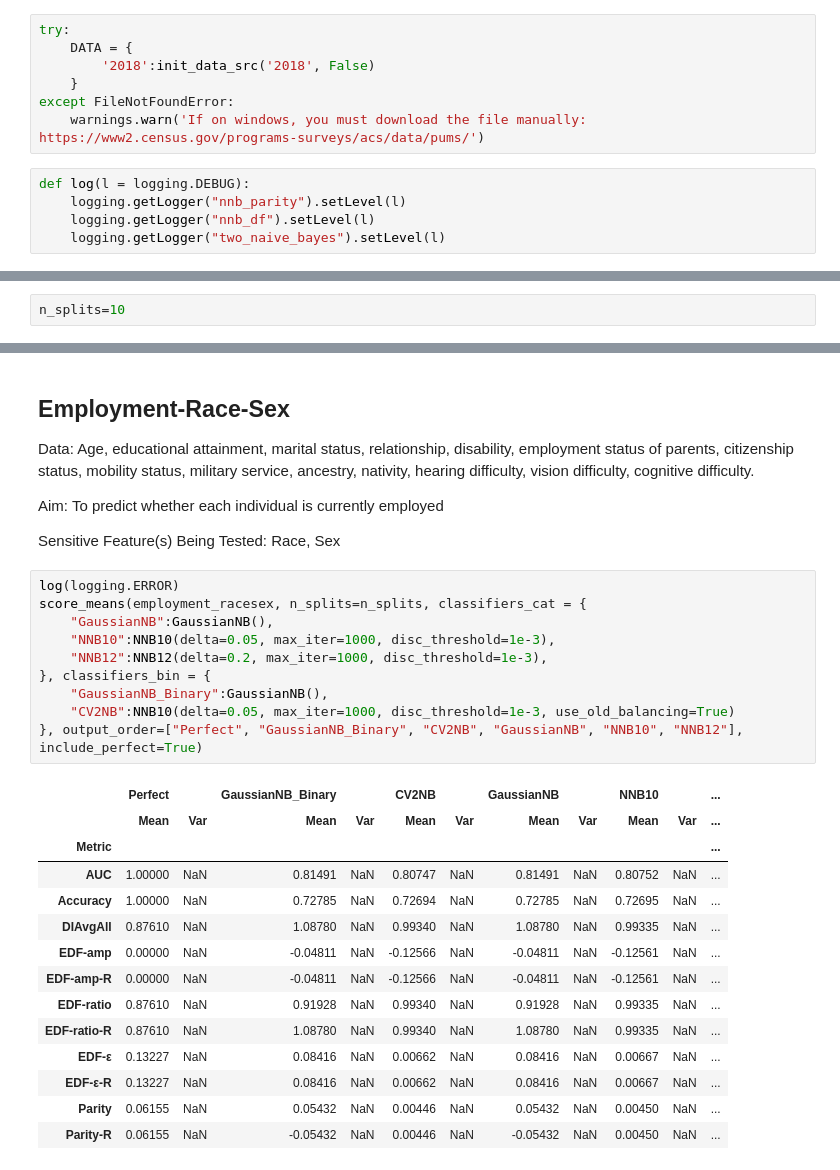
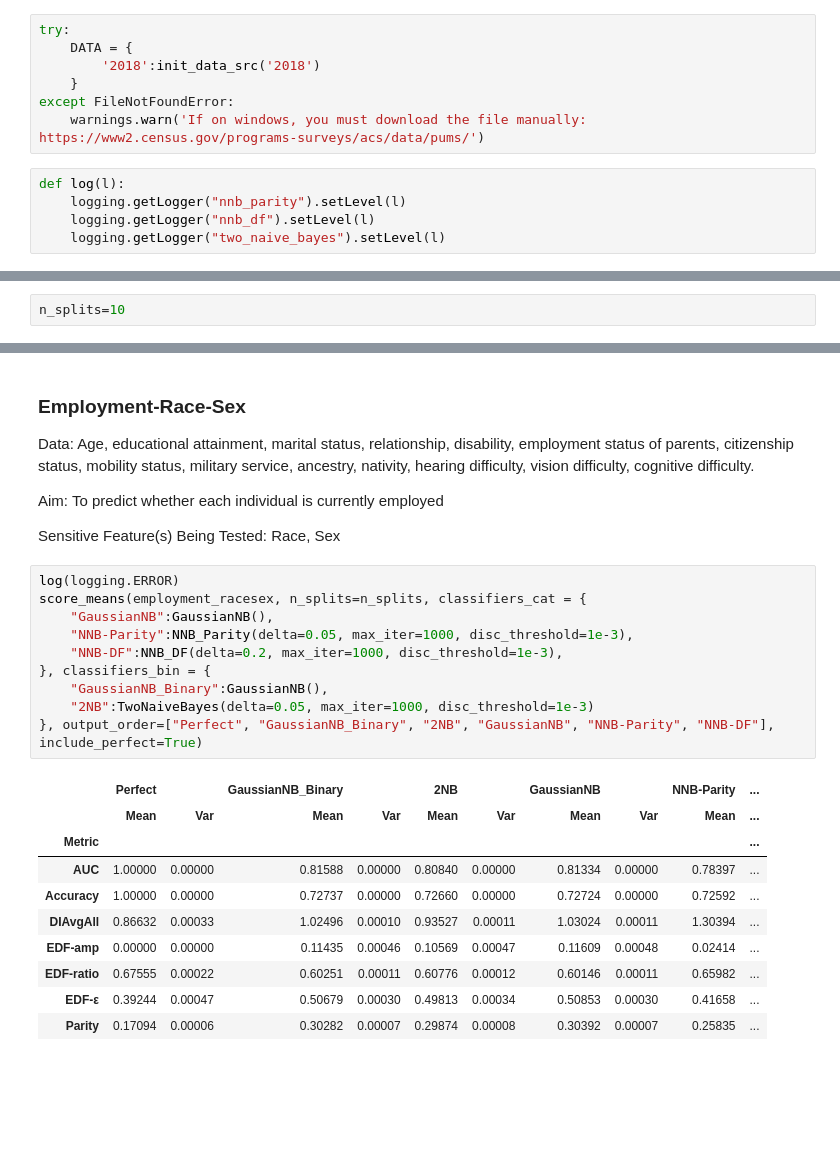
Before and after one commit to steliosbl/N-naive-Bayes, a Jupyter notebook: n_naive_bayes.ipynb, the cells around one changed output, grey strips where cells are left out. Cells and saved outputs as stored; diff of their text form; blank space fills up the shorter version.

```diff
--- a/n_naive_bayes.ipynb
+++ b/n_naive_bayes.ipynb
@@ -50,12 +47,12 @@ The autoreload extension is already loaded. To reload it, use:
 # %%
 try:
     DATA = {
-        '2018':init_data_src('2018', False)
+        '2018':init_data_src('2018')
     }
 except FileNotFoundError:
     warnings.warn('If on windows, you must download the file manually: https://www2.census.gov/programs-surveys/acs/data/pums/')
 # %%
-def log(l = logging.DEBUG):
+def log(l):
     logging.getLogger("nnb_parity").setLevel(l)
     logging.getLogger("nnb_df").setLevel(l)
     logging.getLogger("two_naive_bayes").setLevel(l)
@@ -159,5 +195,5 @@ compare_groups(
 # %% [markdown]
-## Employment-Race-Sex
+### Employment-Race-Sex
 
 Data: Age, educational attainment, marital status, relationship, disability, employment status of parents, citizenship status, mobility status, military service, ancestry, nativity, hearing difficulty, vision difficulty, cognitive difficulty.
 
@@ -167,28 +203,24 @@ Sensitive Feature(s) Being Tested: Race, Sex
 # %%
 log(logging.ERROR)
 score_means(employment_racesex, n_splits=n_splits, classifiers_cat = {
     "GaussianNB":GaussianNB(),
-    "NNB10":NNB10(delta=0.05, max_iter=1000, disc_threshold=1e-3),
-    "NNB12":NNB12(delta=0.2, max_iter=1000, disc_threshold=1e-3),
+    "NNB-Parity":NNB_Parity(delta=0.05, max_iter=1000, disc_threshold=1e-3),
+    "NNB-DF":NNB_DF(delta=0.2, max_iter=1000, disc_threshold=1e-3),
 }, classifiers_bin = {
     "GaussianNB_Binary":GaussianNB(),
-    "CV2NB":NNB10(delta=0.05, max_iter=1000, disc_threshold=1e-3, use_old_balancing=True)
-}, output_order=["Perfect", "GaussianNB_Binary", "CV2NB", "GaussianNB", "NNB10", "NNB12"], include_perfect=True)
+    "2NB":TwoNaiveBayes(delta=0.05, max_iter=1000, disc_threshold=1e-3)
+}, output_order=["Perfect", "GaussianNB_Binary", "2NB", "GaussianNB", "NNB-Parity", "NNB-DF"], include_perfect=True)
 # %% [output]
-|  | Perfect |  | GaussianNB_Binary |  | CV2NB |  | GaussianNB |  | NNB10 |  | ... |
-|  | Mean | Var | Mean | Var | Mean | Var | Mean | Var | Mean | Var | ... |
-| Metric |  |  |  |  |  |  |  |  |  |  | ... |
-| AUC | 1.00000 | NaN | 0.81491 | NaN | 0.80747 | NaN | 0.81491 | NaN | 0.80752 | NaN | ... |
-| Accuracy | 1.00000 | NaN | 0.72785 | NaN | 0.72694 | NaN | 0.72785 | NaN | 0.72695 | NaN | ... |
-| DIAvgAll | 0.87610 | NaN | 1.08780 | NaN | 0.99340 | NaN | 1.08780 | NaN | 0.99335 | NaN | ... |
-| EDF-amp | 0.00000 | NaN | -0.04811 | NaN | -0.12566 | NaN | -0.04811 | NaN | -0.12561 | NaN | ... |
-| EDF-amp-R | 0.00000 | NaN | -0.04811 | NaN | -0.12566 | NaN | -0.04811 | NaN | -0.12561 | NaN | ... |
-| EDF-ratio | 0.87610 | NaN | 0.91928 | NaN | 0.99340 | NaN | 0.91928 | NaN | 0.99335 | NaN | ... |
-| EDF-ratio-R | 0.87610 | NaN | 1.08780 | NaN | 0.99340 | NaN | 1.08780 | NaN | 0.99335 | NaN | ... |
-| EDF-ε | 0.13227 | NaN | 0.08416 | NaN | 0.00662 | NaN | 0.08416 | NaN | 0.00667 | NaN | ... |
-| EDF-ε-R | 0.13227 | NaN | 0.08416 | NaN | 0.00662 | NaN | 0.08416 | NaN | 0.00667 | NaN | ... |
-| Parity | 0.06155 | NaN | 0.05432 | NaN | 0.00446 | NaN | 0.05432 | NaN | 0.00450 | NaN | ... |
-| Parity-R | 0.06155 | NaN | -0.05432 | NaN | 0.00446 | NaN | -0.05432 | NaN | 0.00450 | NaN | ... |
+|  | Perfect |  | GaussianNB_Binary |  | 2NB |  | GaussianNB |  | NNB-Parity | ... |
+|  | Mean | Var | Mean | Var | Mean | Var | Mean | Var | Mean | ... |
+| Metric |  |  |  |  |  |  |  |  |  | ... |
+| AUC | 1.00000 | 0.00000 | 0.81588 | 0.00000 | 0.80840 | 0.00000 | 0.81334 | 0.00000 | 0.78397 | ... |
+| Accuracy | 1.00000 | 0.00000 | 0.72737 | 0.00000 | 0.72660 | 0.00000 | 0.72724 | 0.00000 | 0.72592 | ... |
+| DIAvgAll | 0.86632 | 0.00033 | 1.02496 | 0.00010 | 0.93527 | 0.00011 | 1.03024 | 0.00011 | 1.30394 | ... |
+| EDF-amp | 0.00000 | 0.00000 | 0.11435 | 0.00046 | 0.10569 | 0.00047 | 0.11609 | 0.00048 | 0.02414 | ... |
+| EDF-ratio | 0.67555 | 0.00022 | 0.60251 | 0.00011 | 0.60776 | 0.00012 | 0.60146 | 0.00011 | 0.65982 | ... |
+| EDF-ε | 0.39244 | 0.00047 | 0.50679 | 0.00030 | 0.49813 | 0.00034 | 0.50853 | 0.00030 | 0.41658 | ... |
+| Parity | 0.17094 | 0.00006 | 0.30282 | 0.00007 | 0.29874 | 0.00008 | 0.30392 | 0.00007 | 0.25835 | ... |
 # %%
 log(logging.ERROR)
 compare_groups(
```
Also changed, not shown: parts of 13 cells of this notebook, 8 other files.
